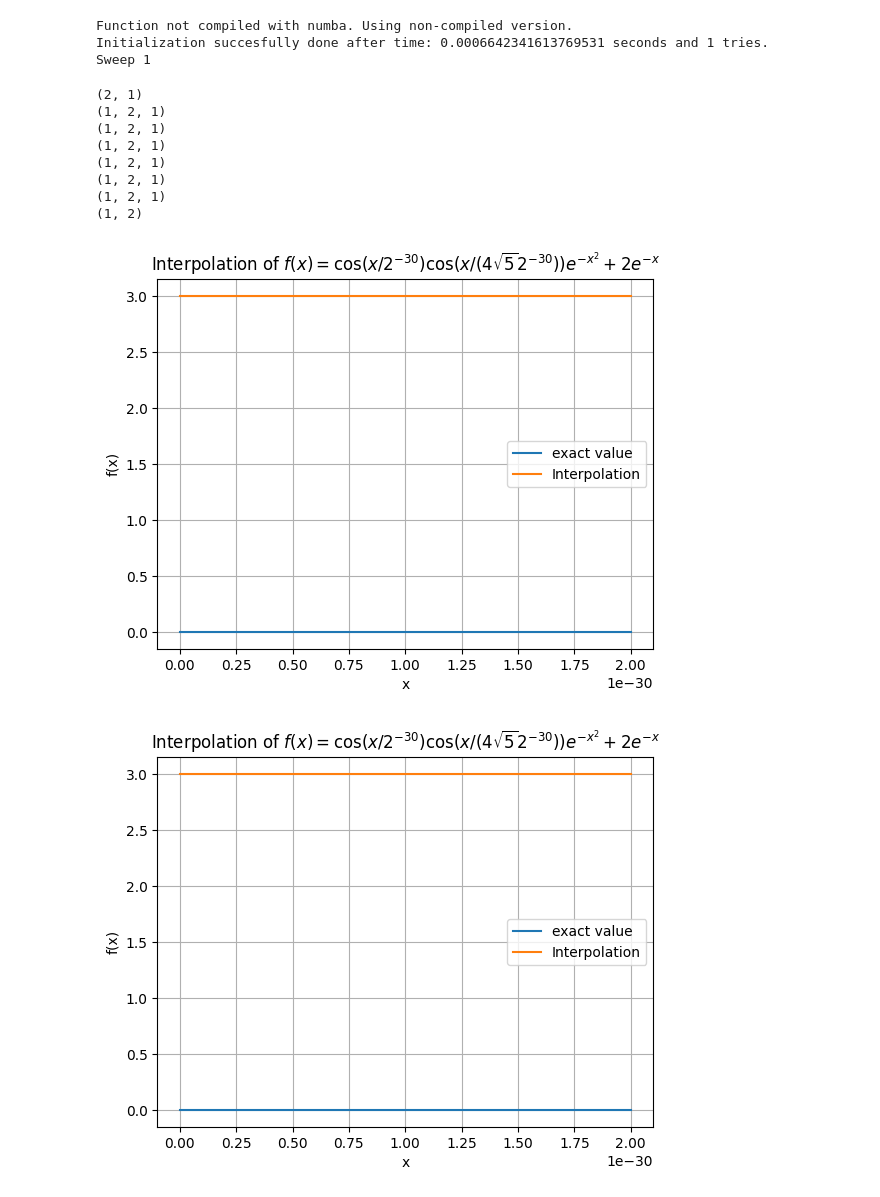
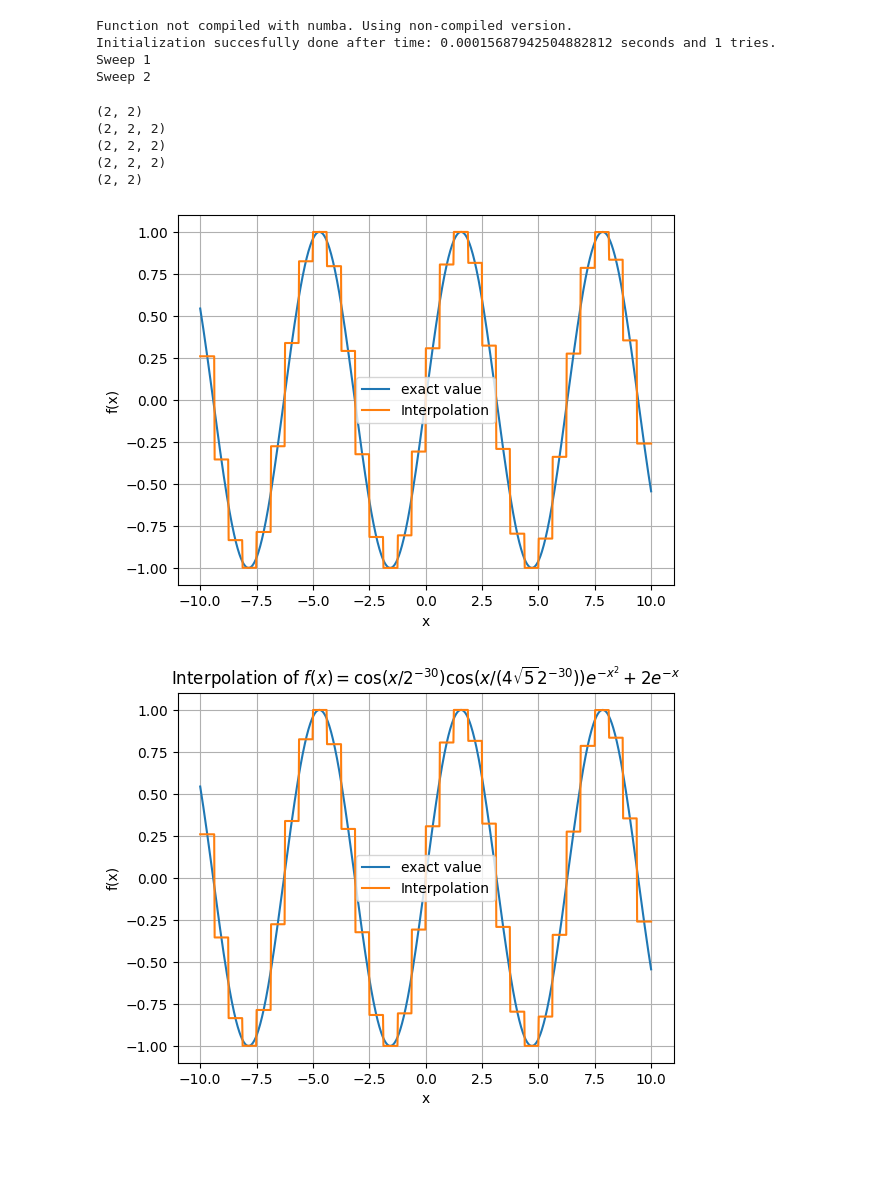
Before and after one commit to pau-torrente/py_ttcross, a Jupyter notebook: example_notebooks/pdes/multigrid_renorm.ipynb, the cells around one changed output. Saved outputs shown, nothing was run; the diff lists cells and outputs as text; code cells hidden in the pictures; blank space fills up the shorter version.

```diff
--- a/example_notebooks/pdes/multigrid_renorm.ipynb
+++ b/example_notebooks/pdes/multigrid_renorm.ipynb
@@ -16,11 +17,11 @@ def func2(x):
     B = 2 ** (-30)
     return np.cos(x / B) * np.cos(x / (4 * np.sqrt(5) * B)) * np.exp(-(x**2)) + 2 * np.exp(-x)
 # %%
-interval = [0, 2e-30]
-d = 8
+interval = [-10, 10]
+d = 5
 
 test_interpolator = greedy_one_dim_func_interpolator(
-    func=func2,
+    func=func,
     interval=interval,
     d=d,
     complex_function=False,
@@ -32,38 +33,35 @@ test_interpolator = greedy_one_dim_func_interpolator(
 test_interpolator.interpolate()
 # %% [output]
 Function not compiled with numba. Using non-compiled version.
-Initialization succesfully done after time: 0.0006642341613769531 seconds and 1 tries.
+Initialization succesfully done after time: 0.00015687942504882812 seconds and 1 tries.
 Sweep 1
+Sweep 2
 # %%
 for tens in test_interpolator.mps:
     print(tens.shape)
 # %% [output]
-(2, 1)
-(1, 2, 1)
-(1, 2, 1)
-(1, 2, 1)
-(1, 2, 1)
-(1, 2, 1)
-(1, 2, 1)
-(1, 2)
+(2, 2)
+(2, 2, 2)
+(2, 2, 2)
+(2, 2, 2)
+(2, 2)
 # %%
 x = np.linspace(interval[0], interval[1], 1000)
 
 y = [func(x_i) for x_i in x]
 
 interpolation = np.array([test_interpolator.eval(x_i) for x_i in x])
 
 plt.plot(x, y, label="exact value")
 plt.plot(x, interpolation, label="Interpolation")
 
 plt.xlabel("x")
 plt.ylabel("f(x)")
-plt.title("Interpolation of $f(x) = \cos(x / 2^{-30})\cos(x / (4\sqrt{5}2^{-30}))e^{-x^2} + 2e^{-x}$")
 plt.legend()
 plt.grid(True)
 plt.show()
 # %% [output]
-[figure, old version]
+[figure, new version]
 # %%
 mps = test_interpolator.interpolation
 
@@ -85,7 +83,7 @@ plt.legend()
 plt.grid(True)
 plt.show()
 # %% [output]
-[figure, old version]
+[figure, new version]
 # %%
 from py_ttcross.pdes.als import *
 # %%
```
Also changed, not shown: parts of 12 cells of this notebook, 3 other files.
